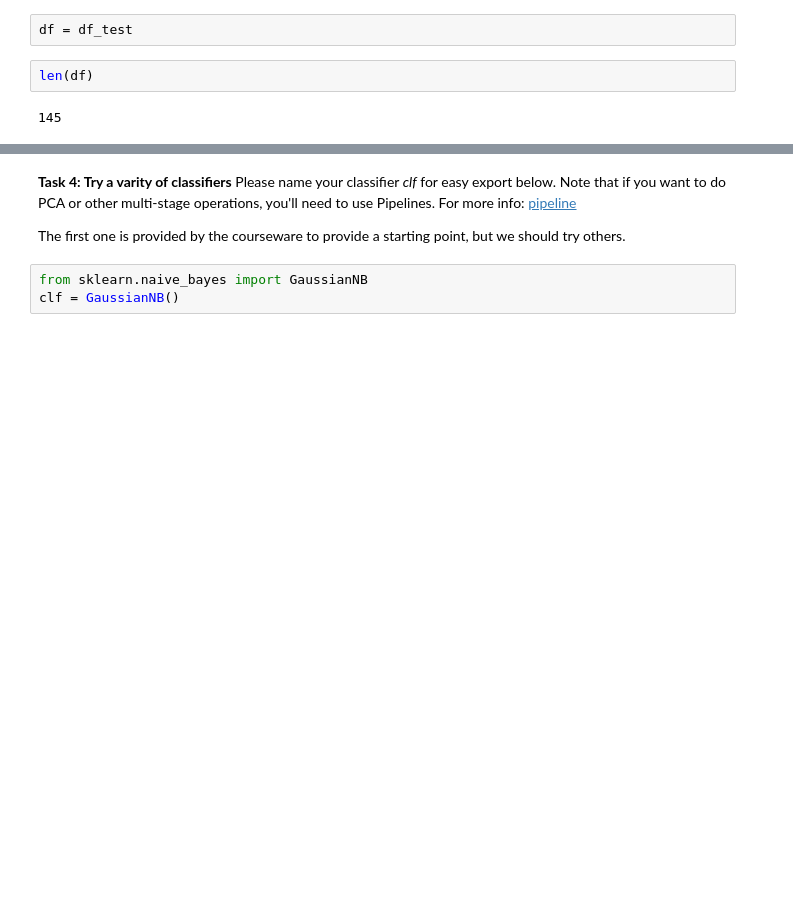
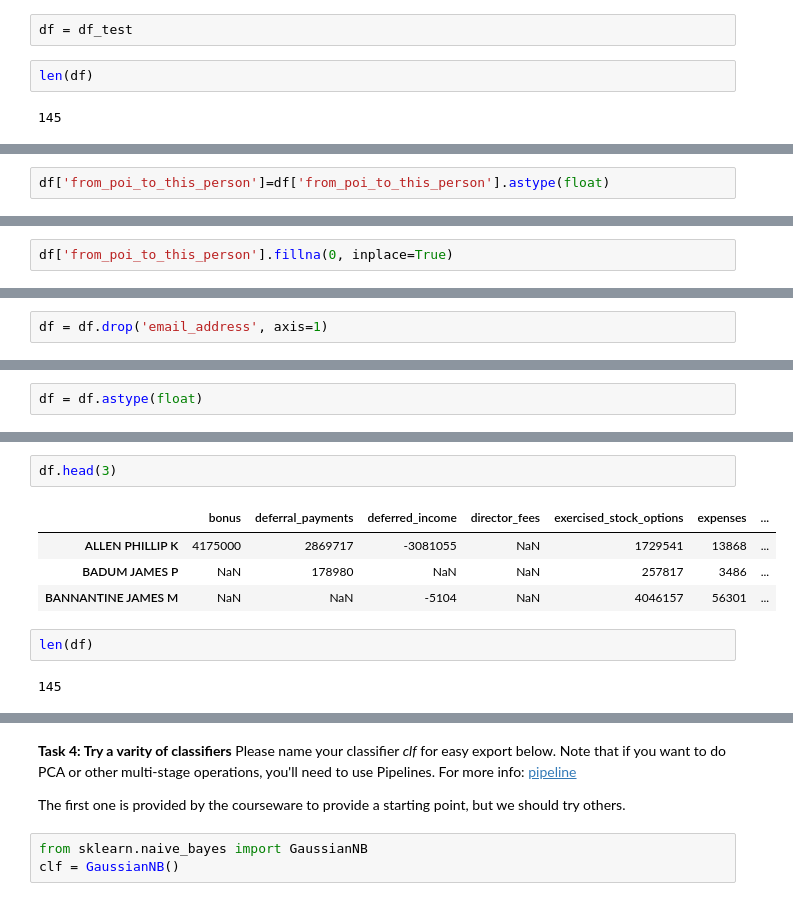
Before and after one commit to michaelreinhard/ud120-projects, a Jupyter notebook: final_project/final_project.ipynb, the cells around one changed output, grey strips where cells are left out. Saved outputs shown, nothing was run; the diff lists cells and outputs as text; blank space fills up the shorter version.

```diff
--- a/final_project/final_project.ipynb
+++ b/final_project/final_project.ipynb
@@ -262,0 +271,2 @@ len(df)
+# %%
+df['from_poi_to_this_person']=df['from_poi_to_this_person'].astype(float)
@@ -262,0 +277,2 @@ len(df)
+# %%
+df['from_poi_to_this_person'].fillna(0, inplace=True)
@@ -262,0 +313,2 @@ len(df)
+# %%
+df = df.drop('email_address', axis=1)
@@ -262,0 +379,2 @@ len(df)
+# %%
+df = df.astype(float)
@@ -263,3 +390,14 @@ len(df)
+# %%
+df.head(3)
+# %% [output]
+|  | bonus | deferral_payments | deferred_income | director_fees | exercised_stock_options | expenses | ... |
+| ALLEN PHILLIP K | 4175000 | 2869717 | -3081055 | NaN | 1729541 | 13868 | ... |
+| BADUM JAMES P | NaN | 178980 | NaN | NaN | 257817 | 3486 | ... |
+| BANNANTINE JAMES M | NaN | NaN | -5104 | NaN | 4046157 | 56301 | ... |
+# %%
+len(df)
+# %% [output]
+145
 # %% [markdown]
 **Task 3: Create new feature(s)**
 
```
Also changed, not shown: parts of 68 cells of this notebook.
